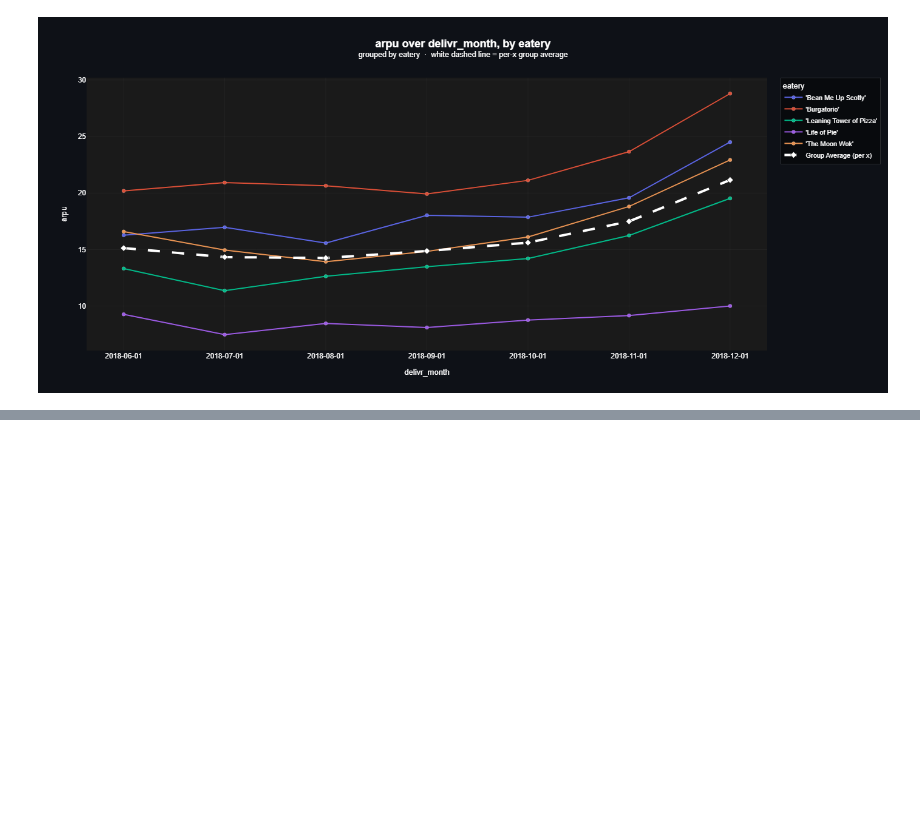
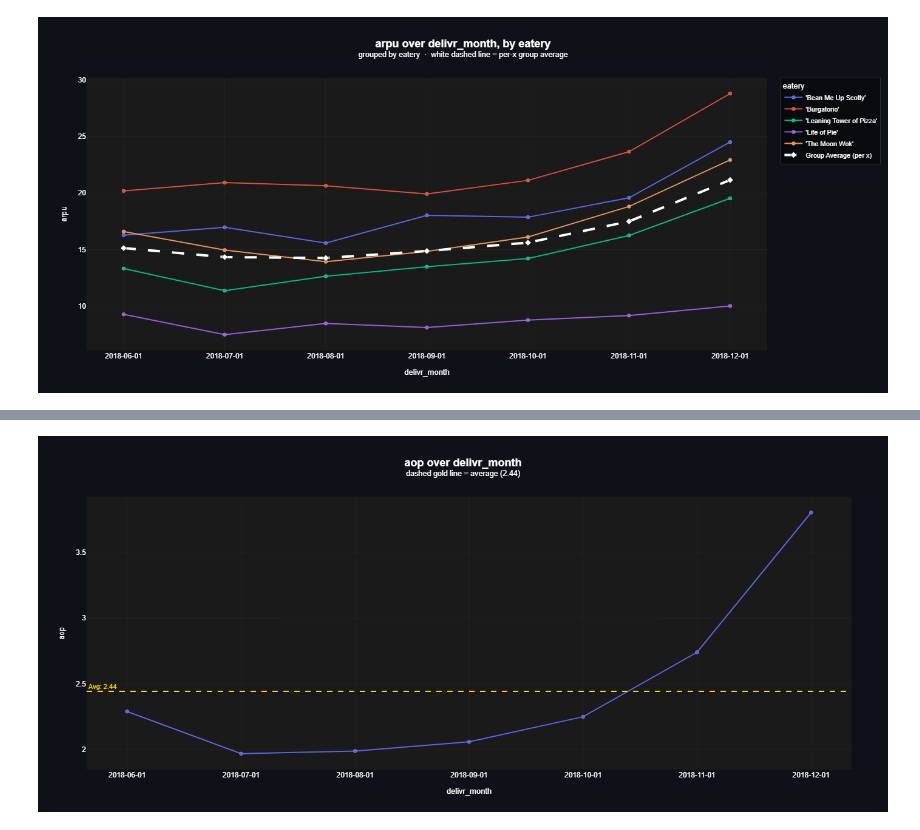
Before and after one commit to arianmokhtariha/Delivr-Business-Analysis, a Jupyter notebook: unit_economics.ipynb, the cells around one changed output, grey strips where cells are left out. Cells and saved outputs as stored; diff of their text form; code cells hidden in the pictures; blank space fills up the shorter version.

```diff
--- a/unit_economics.ipynb
+++ b/unit_economics.ipynb
@@ -79,0 +105,24 @@ MoM_arpu_pereatery_lineplot
+# %%
+# MoM average-orders-per-user query
+
+MoM_aop_query = run_query('''
+WITH kpis AS (
+    SELECT count(DISTINCT order_id)              AS orders,
+           date_trunc('month', order_date)::date AS delivr_month,
+           count(DISTINCT user_id)               AS users
+    FROM orders
+    GROUP BY delivr_month
+)
+SELECT delivr_month,
+       round(orders::numeric / nullif(users, 0), 2) AS aopu
+FROM kpis
+ORDER BY delivr_month;
+''')
+
+MoM_aop_lineplot = line_plot(df=MoM_aop_query,
+                             x='delivr_month',
+                             y='aopu',
+                             avg_line=True)
+MoM_aop_lineplot
+# %% [output]
+[figure, added]
```
Also changed, not shown: parts of 2 cells of this notebook.
